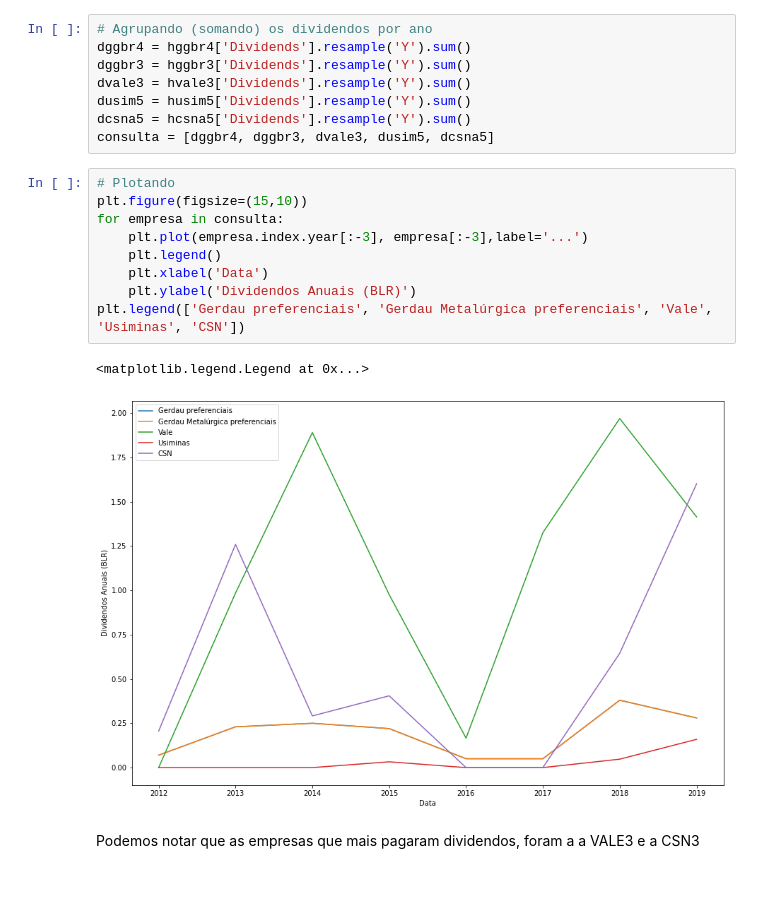
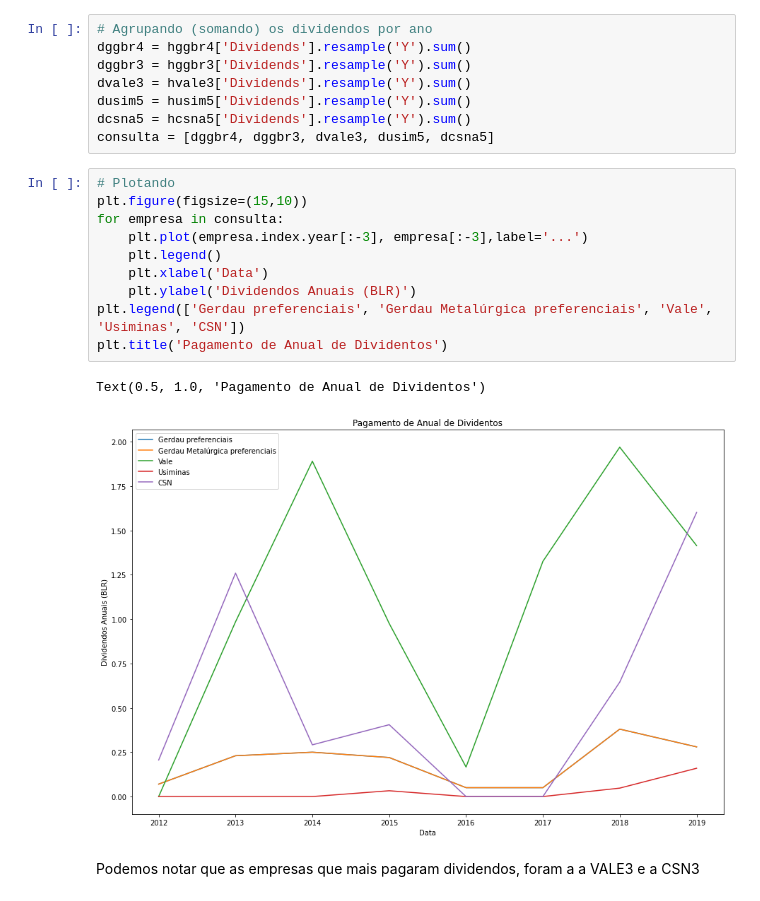
Before and after one commit to kauebr/Insights, a Jupyter notebook: Setor Siderúrgico Nacional/2 Entrega - Cliclo 2/Passo 06 - Análise exploratória/Jupyter Notebooks/Iniciando.ipynb, the cells around one changed output. Cells and saved outputs as stored; diff of their text form.

```diff
--- a/Setor Siderúrgico Nacional/2 Entrega - Cliclo 2/Passo 06 - Análise exploratória/Jupyter Notebooks/Iniciando.ipynb
+++ b/Setor Siderúrgico Nacional/2 Entrega - Cliclo 2/Passo 06 - Análise exploratória/Jupyter Notebooks/Iniciando.ipynb
@@ -46,14 +46,15 @@ consulta = [dggbr4, dggbr3, dvale3, dusim5, dcsna5]
 # %%
 # Plotando
 plt.figure(figsize=(15,10))
 for empresa in consulta:
     plt.plot(empresa.index.year[:-3], empresa[:-3],label='...')
     plt.legend()
     plt.xlabel('Data')
     plt.ylabel('Dividendos Anuais (BLR)')
 plt.legend(['Gerdau preferenciais', 'Gerdau Metalúrgica preferenciais', 'Vale', 'Usiminas', 'CSN'])
+plt.title('Pagamento de Anual de Dividentos')
 # %% [output]
-<matplotlib.legend.Legend at 0x...>
+Text(0.5, 1.0, 'Pagamento de Anual de Dividentos')
-[figure, old version]
+[figure, new version]
 # %% [markdown]
 Podemos notar que as empresas que mais pagaram dividendos, foram a a VALE3 e a CSN3
```
